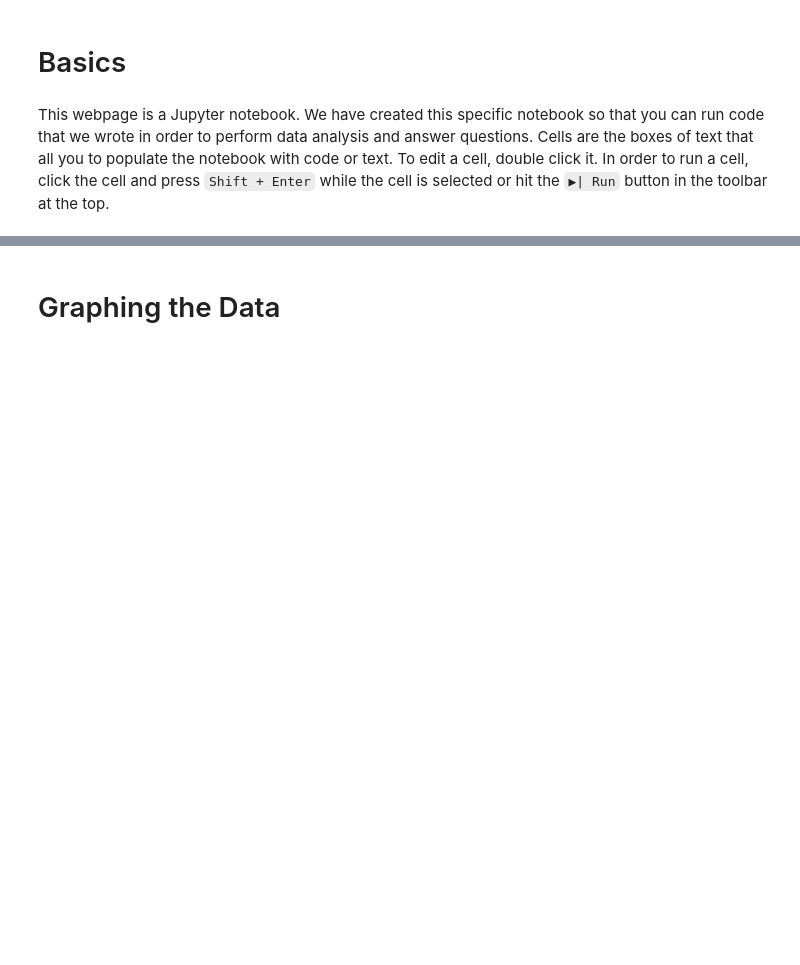
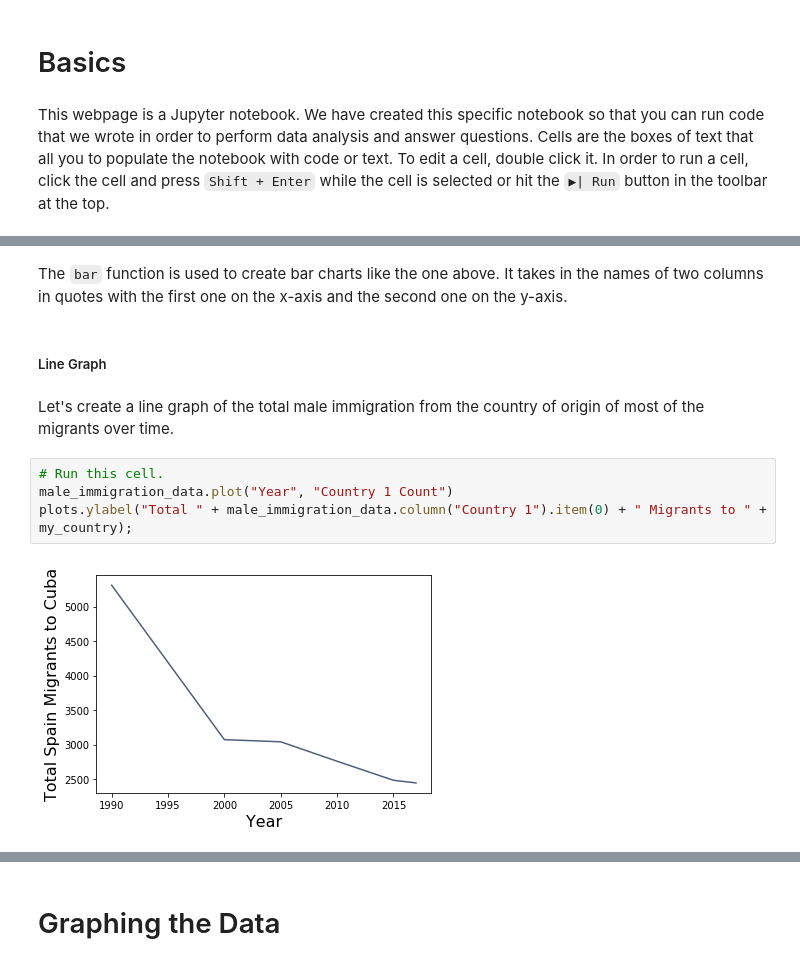
Before and after one commit to ds-modules/IAS-150, a Jupyter notebook: IAS-150_notebook.ipynb, the cells around one changed output, grey strips where cells are left out. Drawn from its saved outputs; the diff is of its cells as text; blank space fills up the shorter version.

```diff
--- a/IAS-150_notebook.ipynb
+++ b/IAS-150_notebook.ipynb
@@ -33,0 +117,12 @@ pd.read_csv
+# %% [markdown]
+The `bar` function is used to create bar charts like the one above. It takes in the names of two columns in quotes with the first one on the x-axis and the second one on the y-axis.
+# %% [markdown]
+##### Line Graph
+# %% [markdown]
+Let's create a line graph of the total male immigration from the country of origin of most of the migrants over time.
+# %%
+# Run this cell.
+male_immigration_data.plot("Year", "Country 1 Count")
+plots.ylabel("Total " + male_immigration_data.column("Country 1").item(0) + " Migrants to " + my_country);
+# %% [output]
+[figure, added]
```
Also changed, not shown: parts of 38 cells of this notebook, 4 other files.
